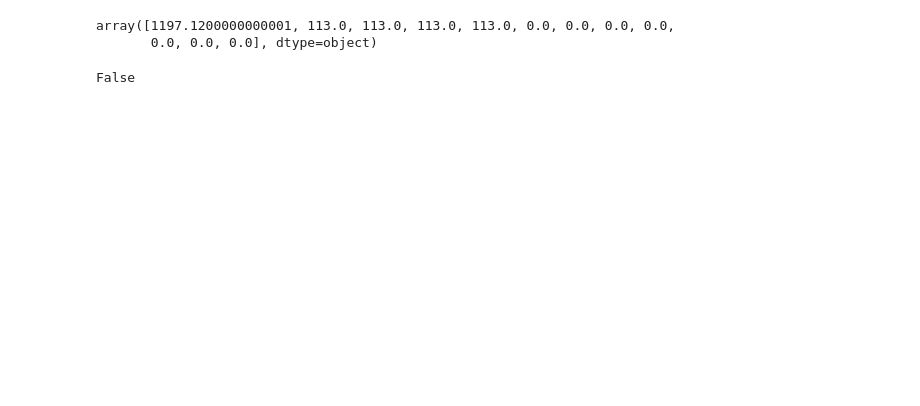
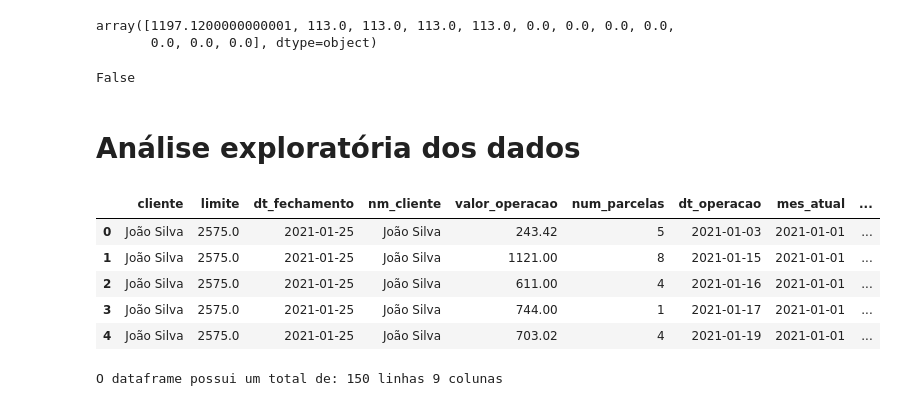
Before and after one commit to martinlietz/squadcinza_projeto3, a Jupyter notebook: projeto.ipynb, the cells around one changed output. Cells and saved outputs as stored; diff of their text form; code cells hidden in the pictures; blank space fills up the shorter version.

```diff
--- a/projeto.ipynb
+++ b/projeto.ipynb
@@ -640,3 +653,22 @@ False
 pdf = PDF(orientation="landscape")
 pd.set_option('display.max_colwidth', 40)
 pdf.generatePDFfromDF(dfFinal2)
+# %% [markdown]
+# Análise exploratória dos dados
+# %%
+# check dataframe as primeiras 5 linhas
+
+df_total.head()
+# %% [output]
+|  | cliente | limite | dt_fechamento | nm_cliente | valor_operacao | num_parcelas | dt_operacao | mes_atual | ... |
+| 0 | João Silva | 2575.0 | 2021-01-25 | João Silva | 243.42 | 5 | 2021-01-03 | 2021-01-01 | ... |
+| 1 | João Silva | 2575.0 | 2021-01-25 | João Silva | 1121.00 | 8 | 2021-01-15 | 2021-01-01 | ... |
+| 2 | João Silva | 2575.0 | 2021-01-25 | João Silva | 611.00 | 4 | 2021-01-16 | 2021-01-01 | ... |
+| 3 | João Silva | 2575.0 | 2021-01-25 | João Silva | 744.00 | 1 | 2021-01-17 | 2021-01-01 | ... |
+| 4 | João Silva | 2575.0 | 2021-01-25 | João Silva | 703.02 | 4 | 2021-01-19 | 2021-01-01 | ... |
+# %%
+# dimensão do dataframe
+
+print('O dataframe possui um total de:',df_total.shape[0],'linhas',df_total.shape[1],'colunas')
+# %% [output]
+O dataframe possui um total de: 150 linhas 9 colunas
```
Also changed, not shown: parts of 13 cells of this notebook.
